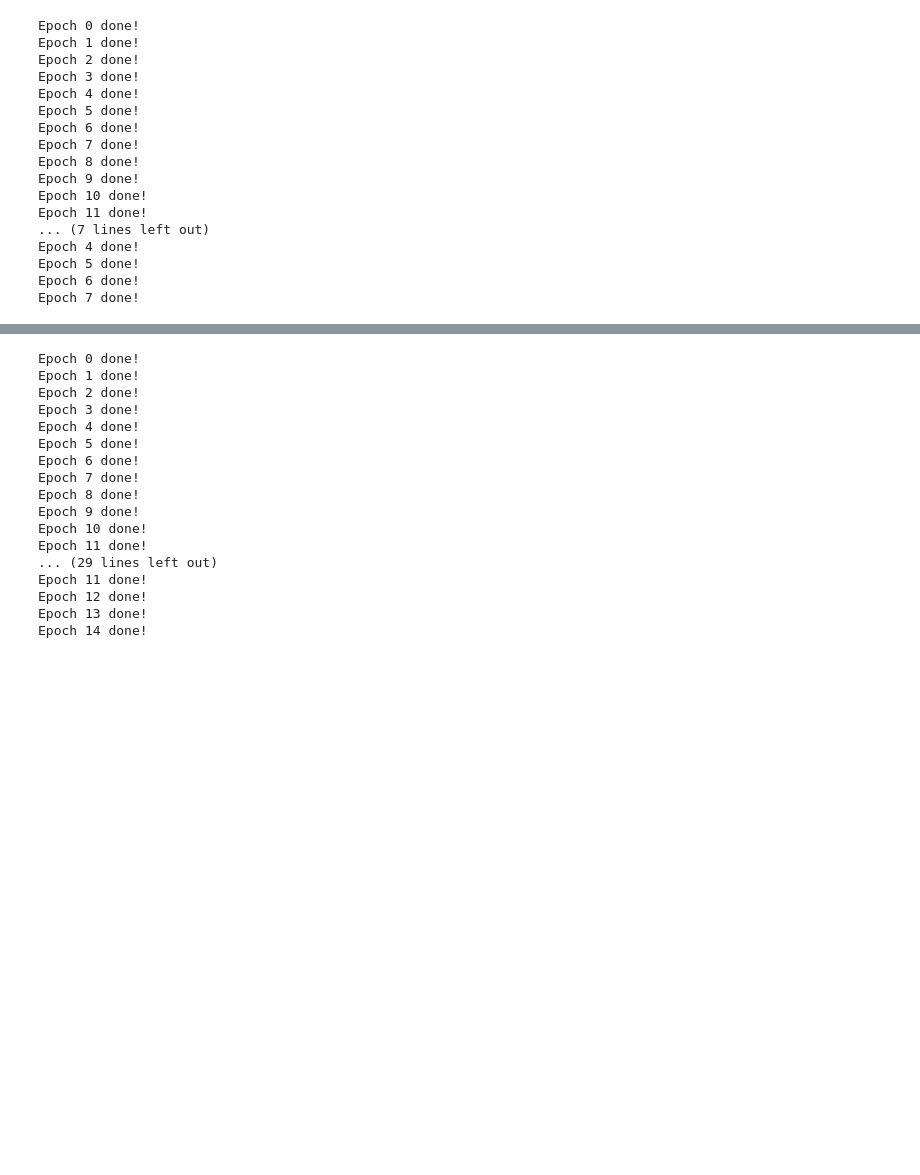
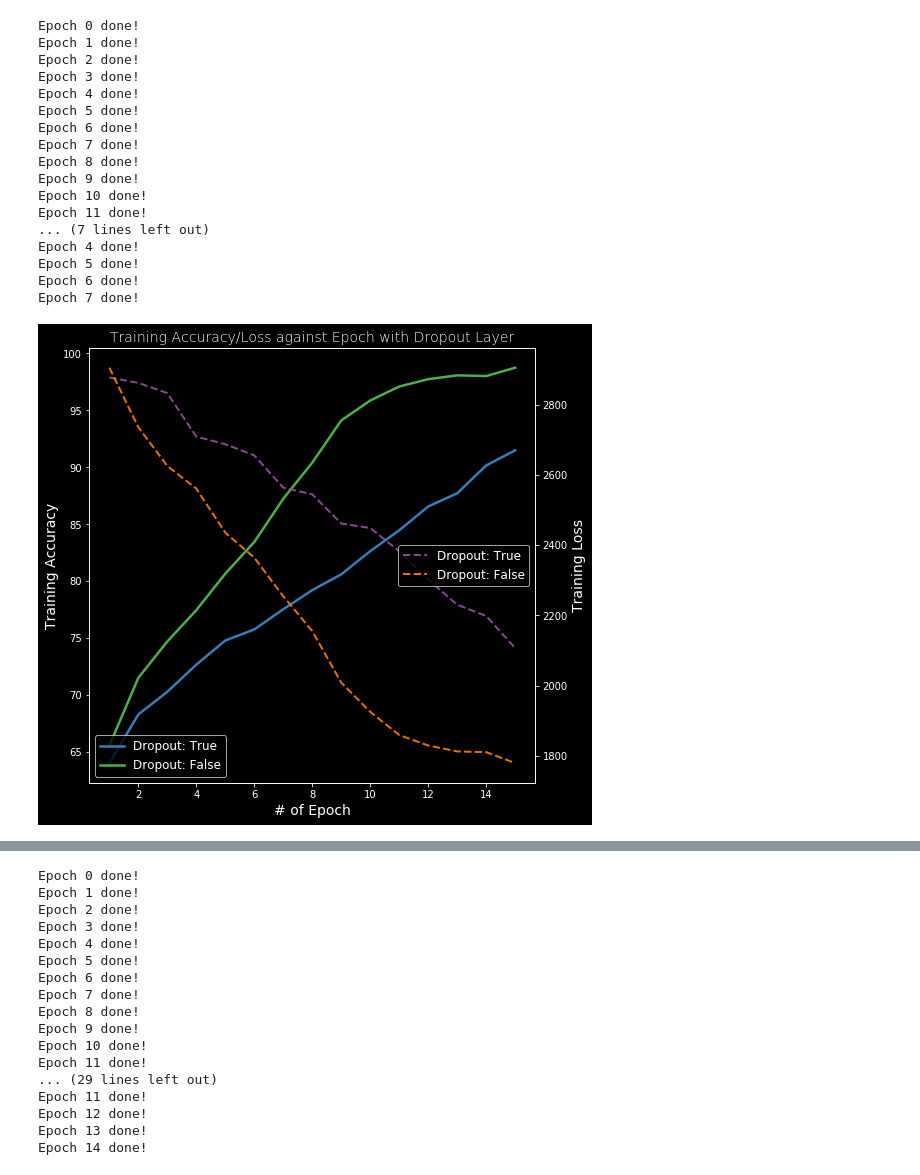
Before and after one commit to GoFroggyRun/DS-GA-1011-NLP, a Jupyter notebook: HW2/NLP HW2.ipynb, the cells around one changed output, grey strips where cells are left out. Drawn from its saved outputs; the diff is of its cells as text; code cells hidden in the pictures; blank space fills up the shorter version.

```diff
--- a/HW2/NLP HW2.ipynb
+++ b/HW2/NLP HW2.ipynb
@@ -386,3 +482,33 @@ pickle.dump( val_acc_drop, open( "val_acc_GRU_dp.p", "wb" ) )
 pickle.dump( train_loss_drop, open( "train_loss_GRU_dp.p", "wb" ) )
 pickle.dump( val_loss_drop, open( "val_loss_GRU_dp.p", "wb" ) )
 pickle.dump( num_pars_drop, open( "num_pars_GRU_dp.p", "wb" ) )
+# %%
+import pickle
+train_acc_drop = pickle.load( open( "train_acc_GRU_dp.p", "rb" ) )
+val_acc_drop = pickle.load( open( "val_acc_GRU_dp.p", "rb" ) )
+train_loss_drop = pickle.load( open( "train_loss_GRU_dp.p", "rb" ) )
+val_loss_drop = pickle.load( open( "val_loss_GRU_dp.p", "rb" ) )
+num_pars_drop = pickle.load( open( "num_pars_GRU_dp.p", "rb" ) )
+# %%
+epoches = range(1,16)
+dt_acc = pd.DataFrame(train_acc_drop)
+dt_los = pd.DataFrame(train_loss_drop)
+fig, ax1 = plt.subplots(figsize=(8,8))
+col_set = plt.get_cmap('Set1')
+ax1.set_xlabel('# of Epoch', fontsize=14)
+ax1.set_ylabel('Training Accuracy', fontsize=14)
+num = 0
+for col in dt_acc:
+    num += 1
+    ax1.plot(epoches, dt_acc[col], color=col_set(num), linewidth = 2.5, alpha = 1, label = 'Dropout: ' + str(col))
+ax1.legend(loc=3, ncol=1,fontsize =12)
+ax2 = ax1.twinx()
+ax2.set_ylabel('Training Loss', fontsize=14)
+for col in dt_los:
+    num += 1
+    ax2.plot(epoches, dt_los[col], 'k--', color=col_set(num),linewidth = 2, alpha = 0.9, label = 'Dropout: ' + str(col))
+ax2.legend(loc=7, ncol=1,fontsize =12)
+plt.title("Training Accuracy/Loss against Epoch with Dropout Layer", fontsize=14, fontweight=0, color='white')
+plt.show()
+# %% [output]
+[figure, added]
```
Also changed, not shown: parts of 72 cells of this notebook.
